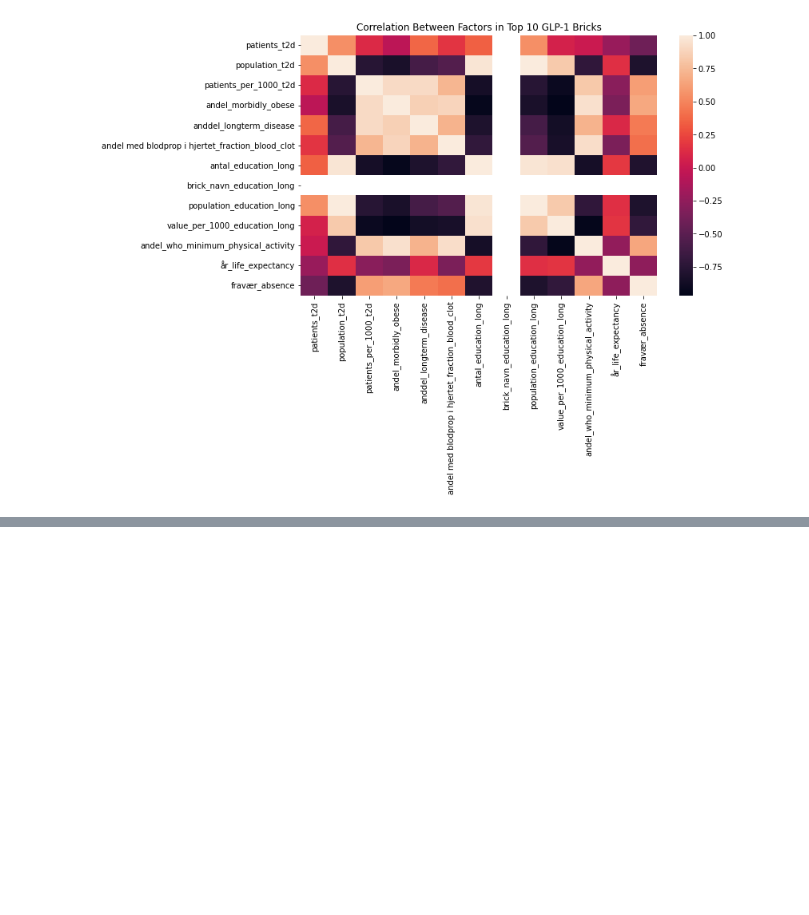
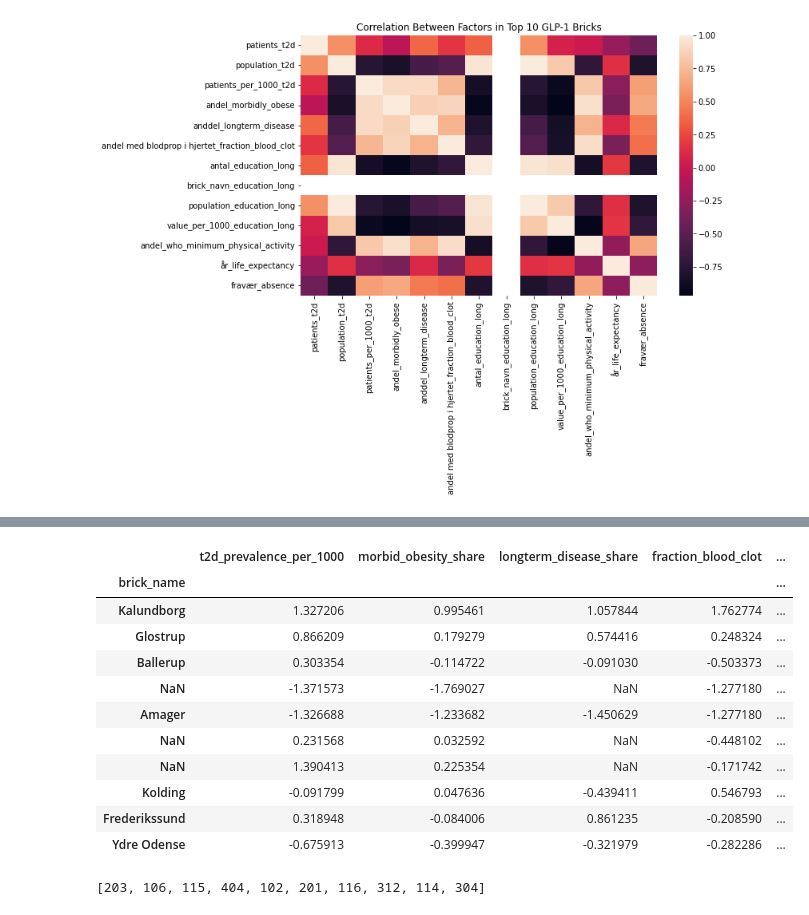
Before and after one commit to sille97/bigdata, a Jupyter notebook: code/factor_analysis.ipynb, the cells around one changed output, grey strips where cells are left out. Cells and saved outputs as stored; diff of their text form; code cells hidden in the pictures; blank space fills up the shorter version.

```diff
--- a/code/factor_analysis.ipynb
+++ b/code/factor_analysis.ipynb
@@ -753,0 +779,51 @@ plt.show()
+# %%
+risk_vars = [
+    "t2d_prevalence_per_1000",
+    "morbid_obesity_share",
+    "longterm_disease_share",
+    "fraction_blood_clot",
+    "higher_education_per_1000",
+    "minimum_physical_activity"
+]
+
+# Beregn gennemsnit og standardafvigelse for alle bricks
+means = df[risk_vars].mean()
+stds = df[risk_vars].std()
+
+# Z-scores for top 5 bricks (hvor meget de ligger over/under gennemsnittet)
+top5_z = (
+    top10_table.set_index("brick_name")[risk_vars]
+    .subtract(means)
+    .divide(stds)
+)
+
+top5_z
+# %% [output]
+|  | t2d_prevalence_per_1000 | morbid_obesity_share | longterm_disease_share | fraction_blood_clot | ... |
+| brick_name |  |  |  |  | ... |
+| Kalundborg | 1.327206 | 0.995461 | 1.057844 | 1.762774 | ... |
+| Glostrup | 0.866209 | 0.179279 | 0.574416 | 0.248324 | ... |
+| Ballerup | 0.303354 | -0.114722 | -0.091030 | -0.503373 | ... |
+| NaN | -1.371573 | -1.769027 | NaN | -1.277180 | ... |
+| Amager | -1.326688 | -1.233682 | -1.450629 | -1.277180 | ... |
+| NaN | 0.231568 | 0.032592 | NaN | -0.448102 | ... |
+| NaN | 1.390413 | 0.225354 | NaN | -0.171742 | ... |
+| Kolding | -0.091799 | 0.047636 | -0.439411 | 0.546793 | ... |
+| Frederikssund | 0.318948 | -0.084006 | 0.861235 | -0.208590 | ... |
+| Ydre Odense | -0.675913 | -0.399947 | -0.321979 | -0.282286 | ... |
+# %%
+# ============================================
+# 1. Top 10 bricks baseret på GLP-1 salgsværdi
+# ============================================
+
+# Sortér efter GLP-1 value og tag top 10
+top10 = (
+    glp1_sales
+    .sort_values("glp1_value", ascending=False)
+    .head(10)
+)
+
+top10_ids = top10["brick_id"].tolist()
+top10_ids
+# %% [output]
+[203, 106, 115, 404, 102, 201, 116, 312, 114, 304]
```
Also changed, not shown: parts of 15 cells of this notebook, 1 other file.
